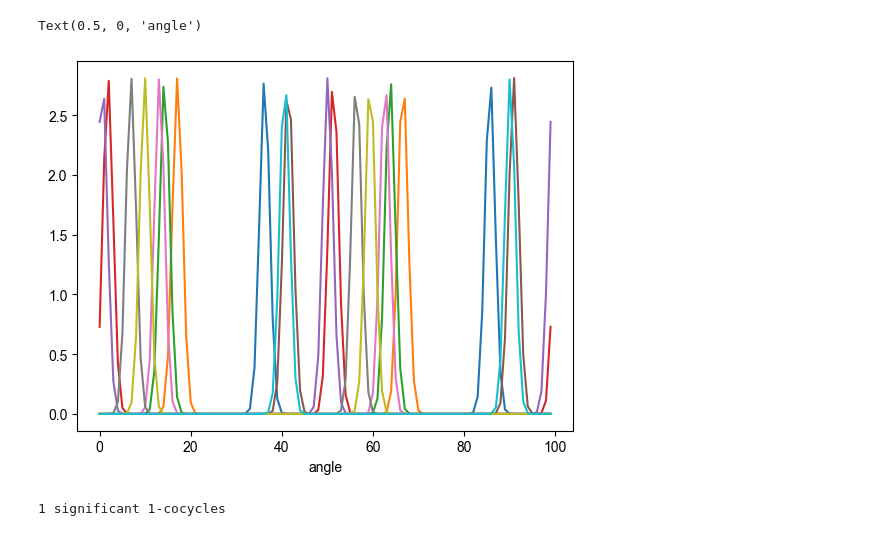
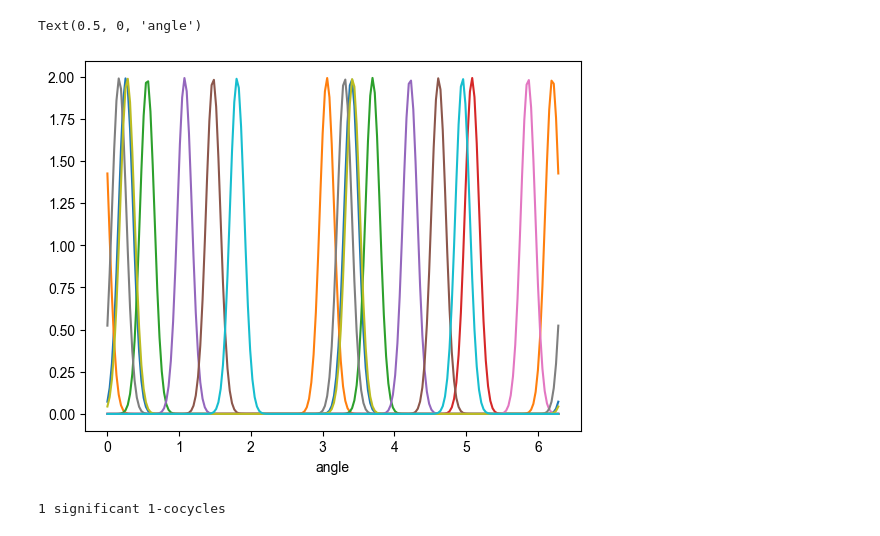
Before and after one commit to KBeshkov/NeuralHomology, a Jupyter notebook: examples/Tunning_curve_examples.ipynb, the cells around one changed output. Drawn from its saved outputs; the diff is of its cells as text; code cells hidden in the pictures.

```diff
--- a/examples/Tunning_curve_examples.ipynb
+++ b/examples/Tunning_curve_examples.ipynb
@@ -37,0 +43,15 @@ Homologizer.barcode_plot(hom_curves[1],2,pval=pvalue_hom_curves[0])
+# %%
+kappas = np.logspace(0,4,20)
+neuron_nums = [5,10,25,50,100,250,500,1000]
+signif_homs = np.zeros([len(kappas),len(neuron_nums)])
+
+for i, n_nrn in enumerate(neuron_nums):
+    tuning_means = np.linspace(-np.pi, np.pi, n_nrn)#
+    for j, kap in enumerate(kappas):
+        tun_curves = np.zeros([n_nrn,n_stim])
+        for k in range(n_nrn):
+            tun_curves[k,:] = stats.vonmises(loc=tuning_means[k],kappa=kap).pdf(stim_angles)
+        if i==0:
+            plt.plot(tun_curves[0])
+        hom_pval = Homologizer.perm_test(tun_curves.T,metric_used,n_perms=10,pval=100)
+        signif_homs[j,i] = sum(hom_pval[1] > hom_pval[0])
@@ -38,18 +87,20 @@ Homologizer.barcode_plot(hom_curves[1],2,pval=pvalue_hom_curves[0])
 # %%
 tunning_means = np.linspace(-np.pi, np.pi, n_neurons)
-
 opp_angle = np.pi
 orth_tunning_neurons = np.zeros([n_neurons,n_stim])
-kappa = 200
+standard_neurons = np.zeros([n_neurons, n_stim])
+kappa = 100
 for i in range(n_neurons):
     orth_tunning_neurons[i,:] = (stats.vonmises(loc=tunning_means[i],kappa=kappa).pdf(stim_angles)+stats.vonmises(loc=(tunning_means[i]+opp_angle)%(2*np.pi),kappa=kappa).pdf(stim_angles))/2
-#orth_tunning_neurons += 0.5*np.random.rand(n_neurons,n_stim)
+    standard_neurons[i,:] = stats.vonmises(loc=tunning_means[i],kappa=kappa).pdf(stim_angles)/2
+    #orth_tunning_neurons += 0.5*np.random.rand(n_neurons,n_stim)
+orth_tunning_neurons = np.vstack([orth_tunning_neurons, standard_neurons])
 # %%
-plt.plot(orth_tunning_neurons[np.random.randint(0,n_neurons,10)].T)
+plt.plot(stim_angles,orth_tunning_neurons[np.random.randint(0,2*n_neurons,10)].T)
 plt.xlabel('angle')
 # %% [output]
 Text(0.5, 0, 'angle')
-[figure, old version]
+[figure, new version]
 # %%
 pvalue_hom = Homologizer.perm_test(orth_tunning_neurons.T,metric_used,n_perms=10,pval=100)
 hom_data = Homologizer(orth_tunning_neurons.T,metric_used,False,0,[1,None])
```
Also changed, not shown: parts of 16 cells of this notebook, 6 other files.
